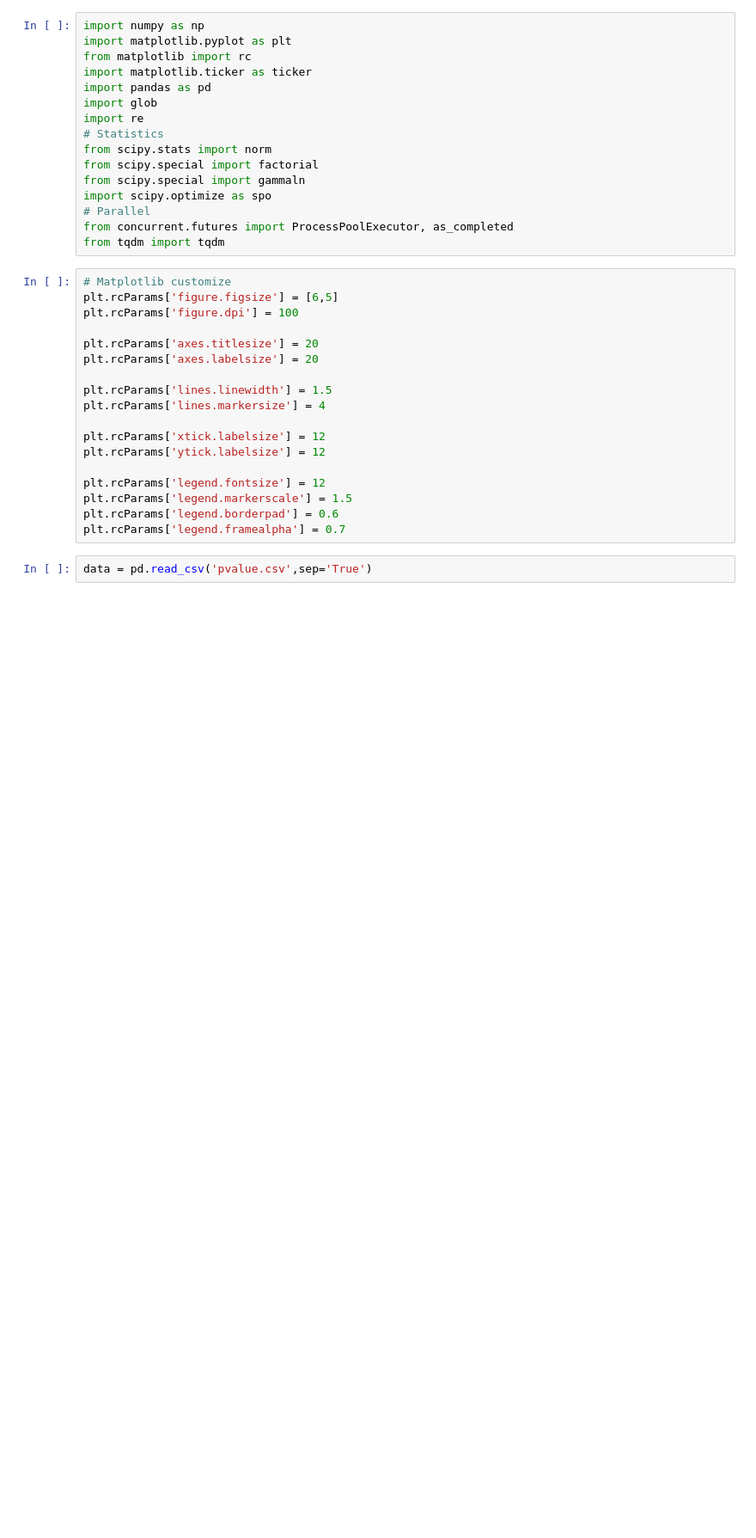
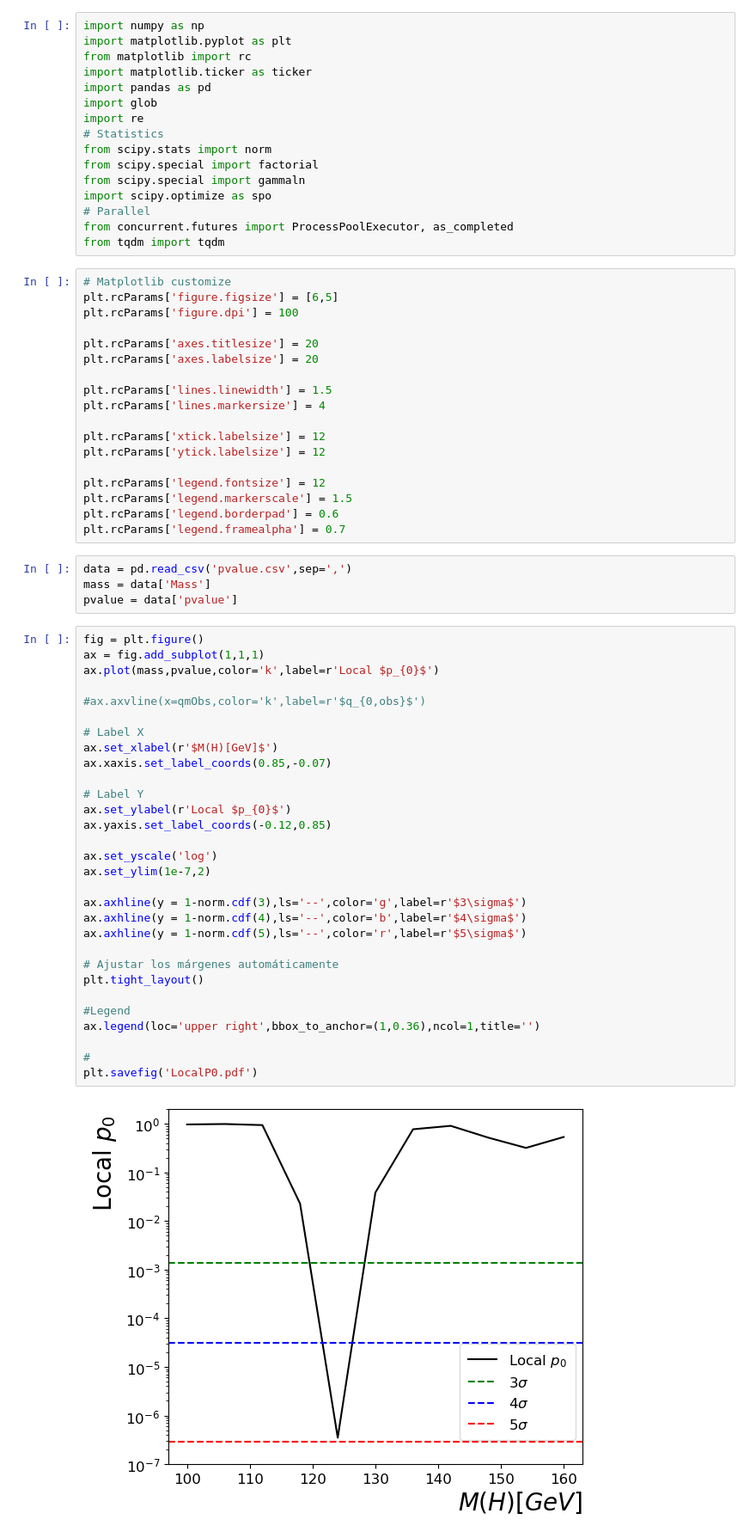
Before and after one commit to asegura4488/StatsHEP, a Jupyter notebook: MultiChannel/LHC/pvalue_observation.ipynb, the cells around one changed output. Shown at 86% size. Cells and saved outputs as stored; diff of their text form; blank space fills up the shorter version.

```diff
--- a/MultiChannel/LHC/pvalue_observation.ipynb
+++ b/MultiChannel/LHC/pvalue_observation.ipynb
@@ -33,4 +33,38 @@ plt.rcParams['legend.markerscale'] = 1.5
 plt.rcParams['legend.borderpad'] = 0.6
 plt.rcParams['legend.framealpha'] = 0.7
 # %%
-data = pd.read_csv('pvalue.csv',sep='True')
+data = pd.read_csv('pvalue.csv',sep=',')
+mass = data['Mass']
+pvalue = data['pvalue']
+# %%
+fig = plt.figure()
+ax = fig.add_subplot(1,1,1)
+ax.plot(mass,pvalue,color='k',label=r'Local $p_{0}$')
+
+#ax.axvline(x=qmObs,color='k',label=r'$q_{0,obs}$')
+
+# Label X
+ax.set_xlabel(r'$M(H)[GeV]$')
+ax.xaxis.set_label_coords(0.85,-0.07)
+
+# Label Y
+ax.set_ylabel(r'Local $p_{0}$')
+ax.yaxis.set_label_coords(-0.12,0.85)
+
+ax.set_yscale('log')
+ax.set_ylim(1e-7,2)
+
+ax.axhline(y = 1-norm.cdf(3),ls='--',color='g',label=r'$3\sigma$')
+ax.axhline(y = 1-norm.cdf(4),ls='--',color='b',label=r'$4\sigma$')
+ax.axhline(y = 1-norm.cdf(5),ls='--',color='r',label=r'$5\sigma$')
+
+# Ajustar los márgenes automáticamente
+plt.tight_layout()
+
+#Legend
+ax.legend(loc='upper right',bbox_to_anchor=(1,0.36),ncol=1,title='')
+
+#
+plt.savefig('LocalP0.pdf')
+# %% [output]
+[figure, added]
```
Also changed, not shown: 1 other file.
